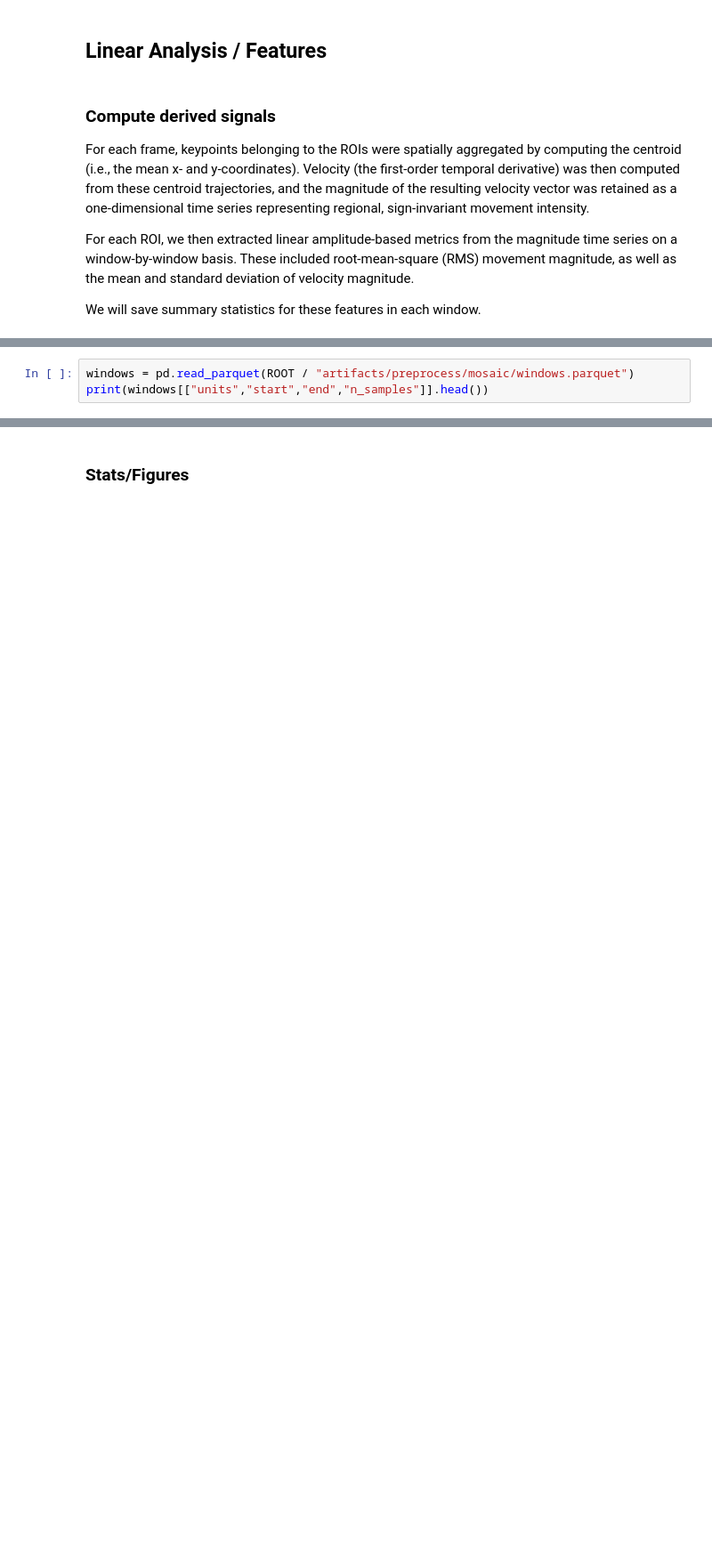
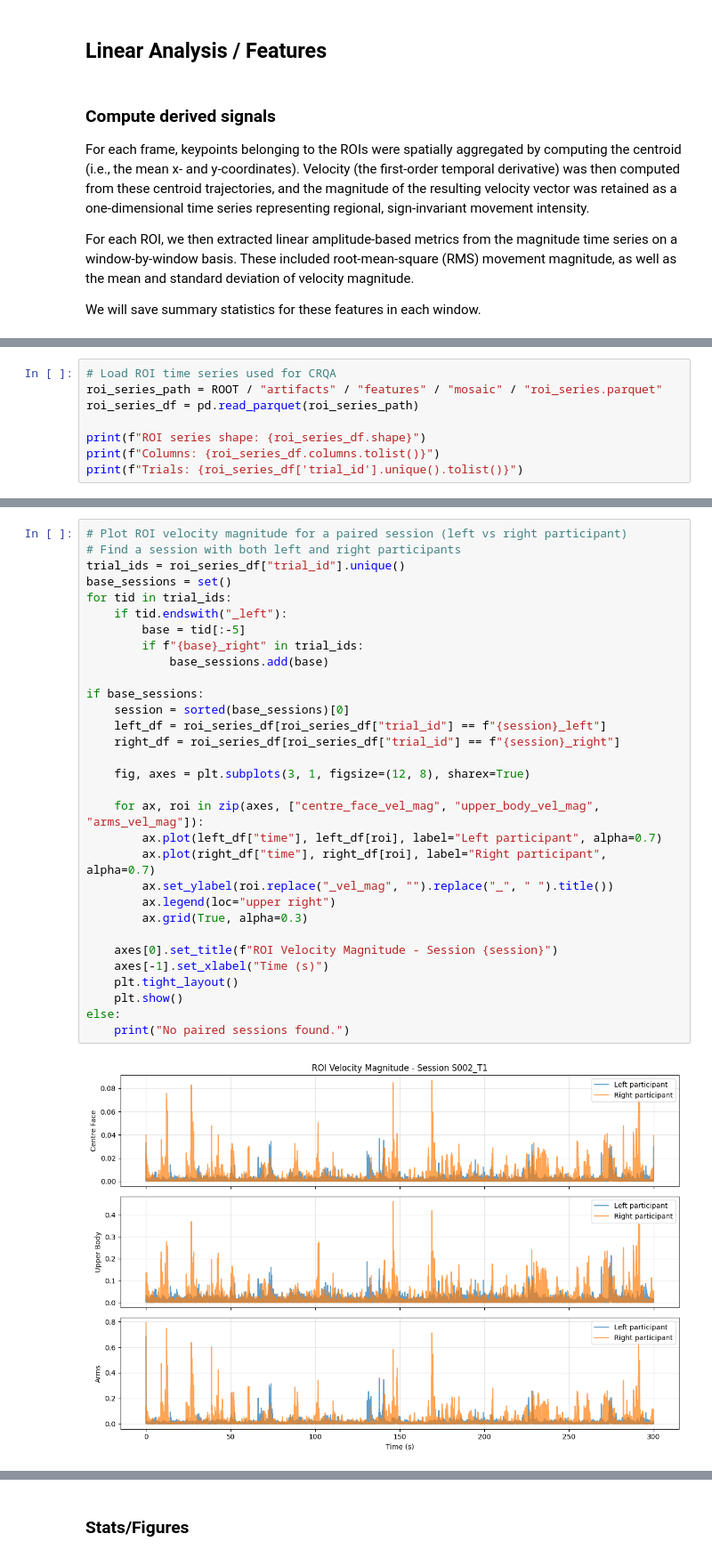
Before and after one commit to MInD-Laboratory/Pose-Dynamics, a Jupyter notebook: examples/case_study_2_mosaic/tutorial.ipynb, the cells around one changed output, grey strips where cells are left out. Shown at 89% size. Saved outputs shown, nothing was run; the diff lists cells and outputs as text; blank space fills up the shorter version.

Commit message:
ROI selection fixed, crqa for mosaic added

```diff
--- a/examples/case_study_2_mosaic/tutorial.ipynb
+++ b/examples/case_study_2_mosaic/tutorial.ipynb
@@ -260,4 +262,9 @@ CODE TO BE UPDATED FROM HERE TO MATCH ROI APPROACH
 # %%
-windows = pd.read_parquet(ROOT / "artifacts/preprocess/mosaic/windows.parquet")
-print(windows[["units","start","end","n_samples"]].head())
+# Load ROI time series used for CRQA
+roi_series_path = ROOT / "artifacts" / "features" / "mosaic" / "roi_series.parquet"
+roi_series_df = pd.read_parquet(roi_series_path)
+
+print(f"ROI series shape: {roi_series_df.shape}")
+print(f"Columns: {roi_series_df.columns.tolist()}")
+print(f"Trials: {roi_series_df['trial_id'].unique().tolist()}")
 # %% [output]
@@ -270 +274,34 @@ print(windows[["units","start","end","n_samples"]].head())
+# %%
+# Plot ROI velocity magnitude for a paired session (left vs right participant)
+# Find a session with both left and right participants
+trial_ids = roi_series_df["trial_id"].unique()
+base_sessions = set()
+for tid in trial_ids:
+    if tid.endswith("_left"):
+        base = tid[:-5]
+        if f"{base}_right" in trial_ids:
+            base_sessions.add(base)
+
+if base_sessions:
+    session = sorted(base_sessions)[0]
+    left_df = roi_series_df[roi_series_df["trial_id"] == f"{session}_left"]
+    right_df = roi_series_df[roi_series_df["trial_id"] == f"{session}_right"]
+
+    fig, axes = plt.subplots(3, 1, figsize=(12, 8), sharex=True)
+
+    for ax, roi in zip(axes, ["centre_face_vel_mag", "upper_body_vel_mag", "arms_vel_mag"]):
+        ax.plot(left_df["time"], left_df[roi], label="Left participant", alpha=0.7)
+        ax.plot(right_df["time"], right_df[roi], label="Right participant", alpha=0.7)
+        ax.set_ylabel(roi.replace("_vel_mag", "").replace("_", " ").title())
+        ax.legend(loc="upper right")
+        ax.grid(True, alpha=0.3)
+
+    axes[0].set_title(f"ROI Velocity Magnitude - Session {session}")
+    axes[-1].set_xlabel("Time (s)")
+    plt.tight_layout()
+    plt.show()
+else:
+    print("No paired sessions found.")
+# %% [output]
+[figure, added]
 # %%
```
Also changed, not shown: parts of 16 cells of this notebook, 6 other files.
